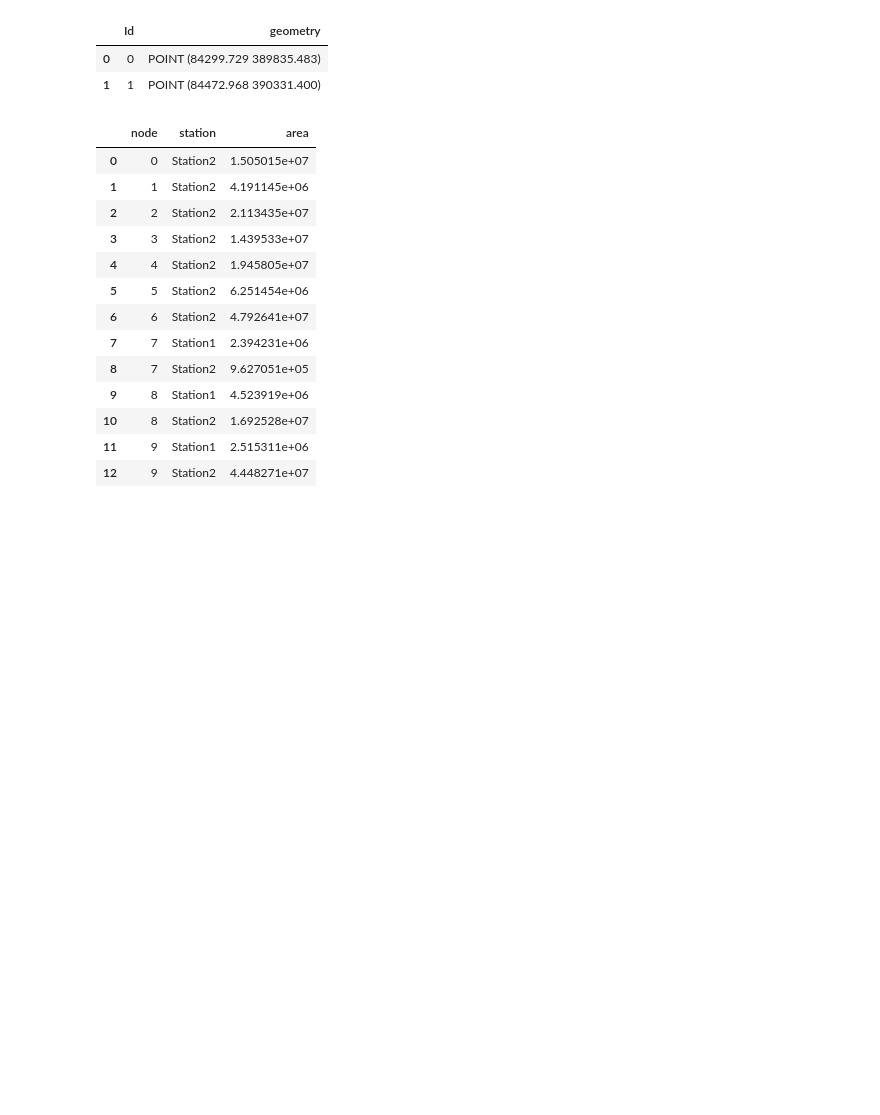
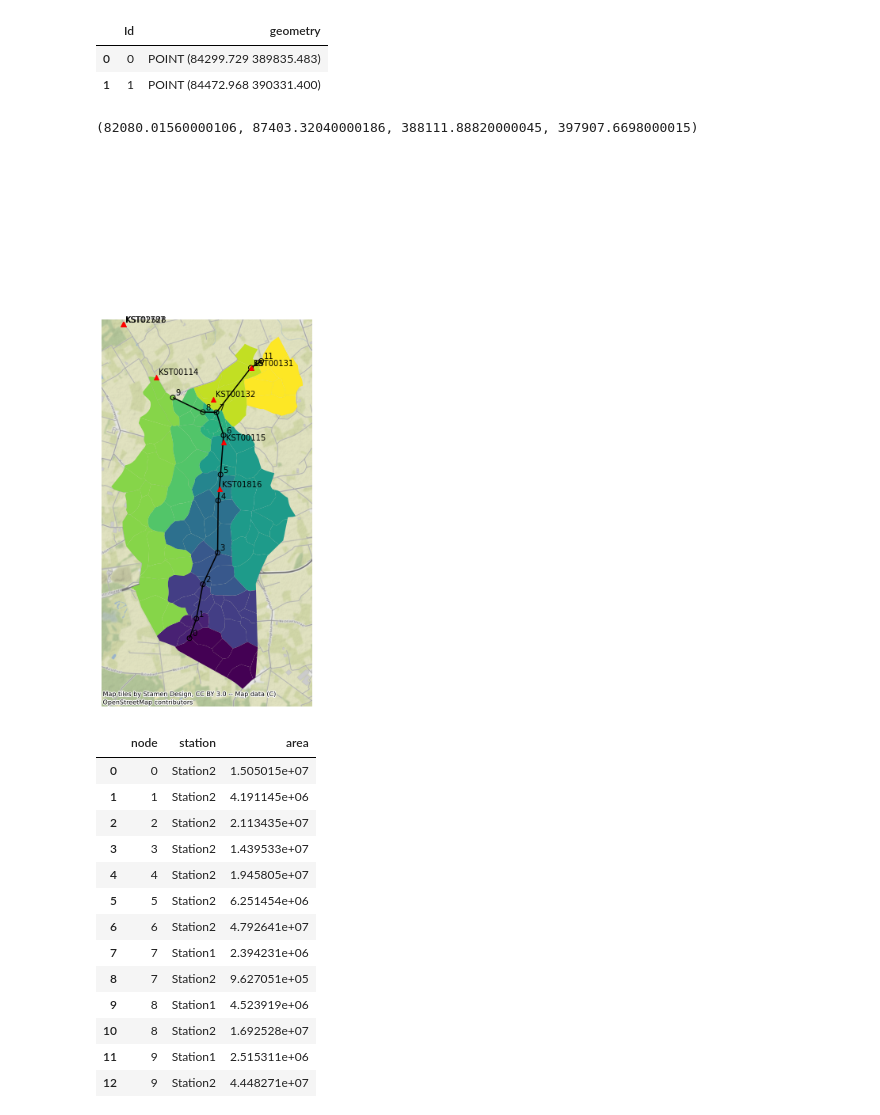
Before and after one commit to thomas-wsbd/gebiedsregeling-kruislandsekreken, a Jupyter notebook: explore.ipynb, the cells around one changed output. Cells and saved outputs as stored; diff of their text form; code cells hidden in the pictures; blank space fills up the shorter version.

Commit message:
add plots

```diff
--- a/explore.ipynb
+++ b/explore.ipynb
@@ -19,7 +19,7 @@ lat.head(2)
 | 1 | VA00030_230 | Station2 | 1.099188e+06 |
 # %%
 import geopandas as gpd
-afwatereenh = gpd.read_file("shp/afwatereenheden.shp")
+afwatereenh = gpd.read_file("data//shp//afwatereenheden.shp")
 afwatereenh = afwatereenh[afwatereenh.node != 999]
 afwatereenh.head(2)
 # %% [output]
@@ -28,12 +28,39 @@ afwatereenh.head(2)
 | 2059 | 2419 | VA00030_231 | VA00030_231 | None | None | None | 0.0 | 82871.246028 | 393303.134732 | CRUKRE | ... |
 2 rows × 23 columns
 # %%
-nodes = gpd.read_file("shp/nodes.shp")
+nodes = gpd.read_file("data//shp//nodes.shp")
 nodes.head(2)
 # %% [output]
 |  | Id | geometry |
 | 0 | 0 | POINT (84299.729 389835.483) |
 | 1 | 1 | POINT (84472.968 390331.400) |
+# %%
+import contextily as ctx
+from shapely.geometry import LineString
+
+ax = afwatereenh.plot(column="node", figsize=(11,9)) # afwaterende gebieden
+nodes.plot(ax=ax, edgecolor="black", column="Id") # gedefineerde nodes corresponderen, met afwaterende gebieden
+ctx.add_basemap(ax, crs=afwatereenh.crs.to_string()) # achtergrondje
+
+lines = [LineString([node, nodes.geometry[i+1]]) for i, node in enumerate(nodes.geometry) if i < 9]
+lines.extend([LineString([nodes.geometry[7], nodes.geometry[10]])])
+lines.extend([LineString([nodes.geometry[10], nodes.geometry[11]])])
+gpd.GeoDataFrame(geometry=lines).plot(ax=ax, color="black") # verbindende lijnen (waterlopen)
+
+stuwen = gpd.read_file("data/shp/stuwen.shp")
+stuwen.plot(ax=ax, marker="^", zorder=999, color="red")
+
+for x, y, label in zip(nodes.geometry.x, nodes.geometry.y, nodes.Id):
+    ax.annotate(label, xy=(x, y), xytext=(3, 3), textcoords="offset points")
+
+
+for x, y, label in zip(stuwen.geometry.x, stuwen.geometry.y, stuwen.CODE):
+    ax.annotate(label, xy=(x, y), xytext=(3, 3), textcoords="offset points")
+
+ax.axis("off")
+# %% [output]
+(82080.01560000106, 87403.32040000186, 388111.88820000045, 397907.6698000015)
+[figure, added]
 # %%
 calc = afwatereenh.merge(lat, left_on="GPGIDENT", right_on="id")
 calc = pd.DataFrame(calc.groupby(['node', 'station'])['area'].sum()).reset_index()
```
Also changed, not shown: parts of 3 cells of this notebook, 8 other files.
